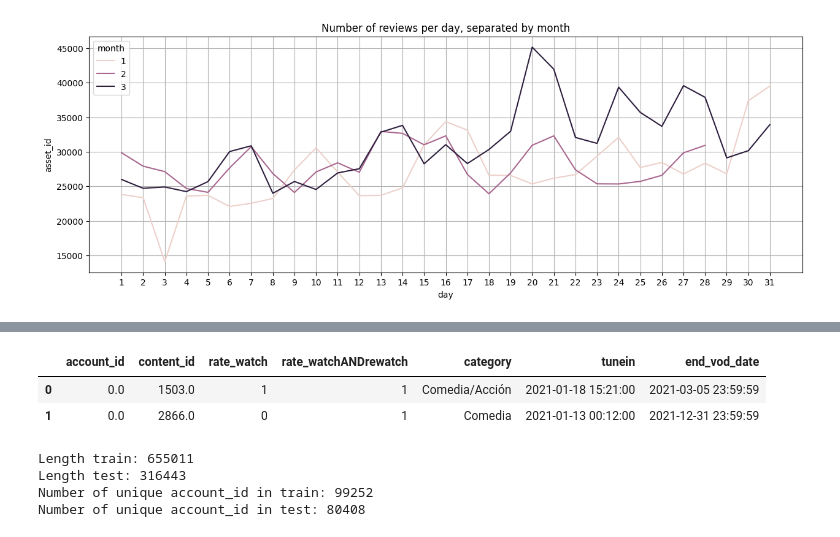
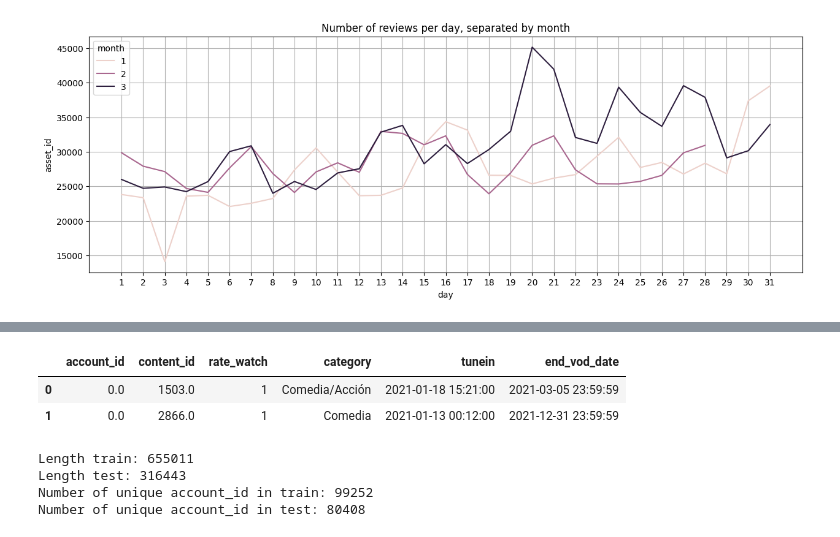
Before and after one commit to ferandmag/ICA_ML_recomendationSystemFLOW, a Jupyter notebook: recomendation_system_flow.ipynb, the cells around one changed output, grey strips where cells are left out. Drawn from its saved outputs; the diff is of its cells as text; code cells hidden in the pictures.

```diff
--- a/recomendation_system_flow.ipynb
+++ b/recomendation_system_flow.ipynb
@@ -232,8 +252,11 @@ plt.show()
 # %% [markdown]
 ## calculating the implicit rate from 'run_time', 'tunein'/'tuneout' and 'resume'
 # %%
-# the user liked the asset if he/she watched more than 80% of the asset's duration
-df['rate_watch'] = df['run_time_seconds']*0.80 - df['time_watched_seconds']
+# the user liked the asset if he/she watched more than 30% of the asset's duration
+df['rate_watch'] = df['run_time_seconds']*0.30 - df['time_watched_seconds']
 df['rate_watch'] = df['rate_watch'].apply(lambda x: 1 if x <= 0 else 0) # (1: like asset, 0: not like asset)
+
+# the user liked the asset if he/she watched more than 30% of the asset's duration or watched twice or more ('resume' == 1)
+df['rate_watch'] = (df['rate_watch'] + df['resume']).apply(lambda x: 0 if x == 0 else 1)
 print(f'% liked entries: {df["rate_watch"].sum() / len(df)*100}')
 # %% [output]
@@ -241,4 +263,0 @@ print(f'% liked entries: {df["rate_watch"].sum() / len(df)*100}')
-# %%
-# the user liked the asset if he/she watched more than 80% of the asset's duration or watched twice or more ('resume' == 1)
-df['rate_watchANDrewatch'] = (df['rate_watch'] + df['resume']).apply(lambda x: -1 if x == 0 else 1)
-print(f'% liked entries: {df["rate_watchANDrewatch"].sum() / len(df)*100}')
@@ -279,21 +303,21 @@ n liked entries watch and rewatch 1602344
 # %%
 # grouping by 'account_id' and 'content_id' because the recomendations must be by 'content_id' and not 'asset_id'
 df_drop = df_drop.groupby(['account_id', 'content_id'], as_index=False)\
             .agg({'account_id': 'mean',
                   'content_id': 'mean',
                   'rate_watch': 'mean',
-                  'rate_watchANDrewatch': 'mean',
+                  # 'rate_watchANDrewatch': 'mean',
                   'category': 'first',
                   'tunein': 'first', # keep the first value
                   'end_vod_date': 'first' # keep the first value
                   })
 
 # in tv programs (Series), the rate will be an average of episodes, so it needs to be converted to 0s and 1s values
-df_drop['rate_watch'] = df_drop['rate_watch'].apply(lambda x: 0 if x < 0.5 else 1)
-df_drop['rate_watchANDrewatch'] = df_drop['rate_watchANDrewatch'].apply(lambda x: 0 if x < 0.5 else 1)
+df_drop['rate_watch'] = df_drop['rate_watch'].apply(lambda x: 0 if x < 0.20 else 1)
+# df_drop['rate_watchANDrewatch'] = df_drop['rate_watchANDrewatch'].apply(lambda x: 0 if x < 0.75 else 1)
 df_drop.head(2)
 # %% [output]
-|  | account_id | content_id | rate_watch | rate_watchANDrewatch | category | tunein | end_vod_date |
-| 0 | 0.0 | 1503.0 | 1 | 1 | Comedia/Acción | 2021-01-18 15:21:00 | 2021-03-05 23:59:59 |
-| 1 | 0.0 | 2866.0 | 0 | 1 | Comedia | 2021-01-13 00:12:00 | 2021-12-31 23:59:59 |
+|  | account_id | content_id | rate_watch | category | tunein | end_vod_date |
+| 0 | 0.0 | 1503.0 | 1 | Comedia/Acción | 2021-01-18 15:21:00 | 2021-03-05 23:59:59 |
+| 1 | 0.0 | 2866.0 | 1 | Comedia | 2021-01-13 00:12:00 | 2021-12-31 23:59:59 |
 # %%
```
Also changed, not shown: parts of 16 cells of this notebook.
